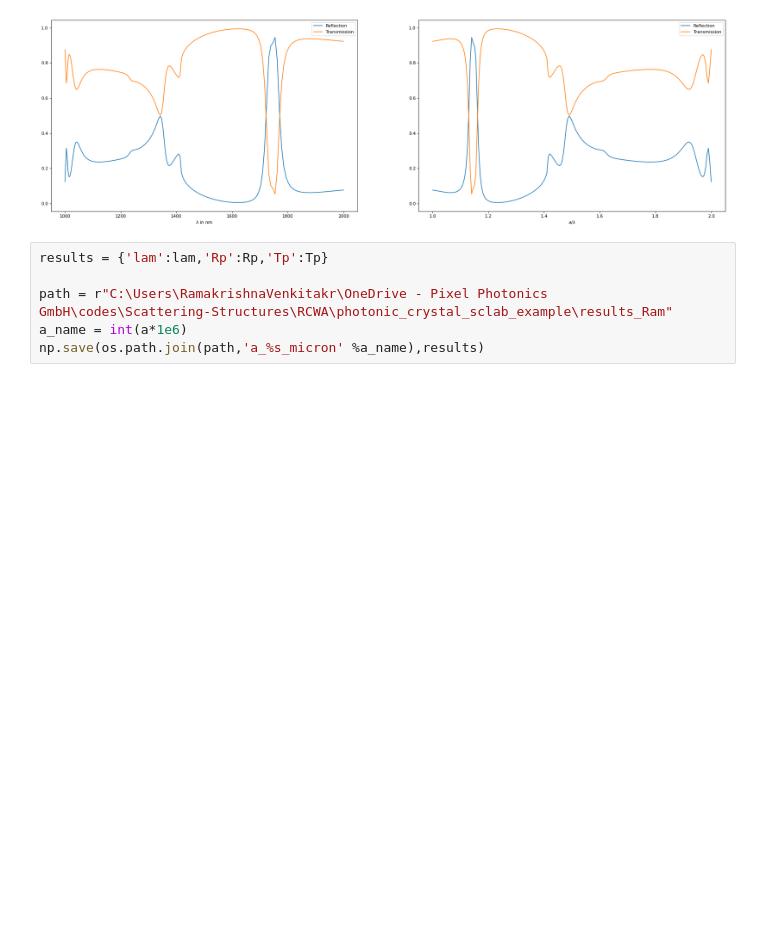
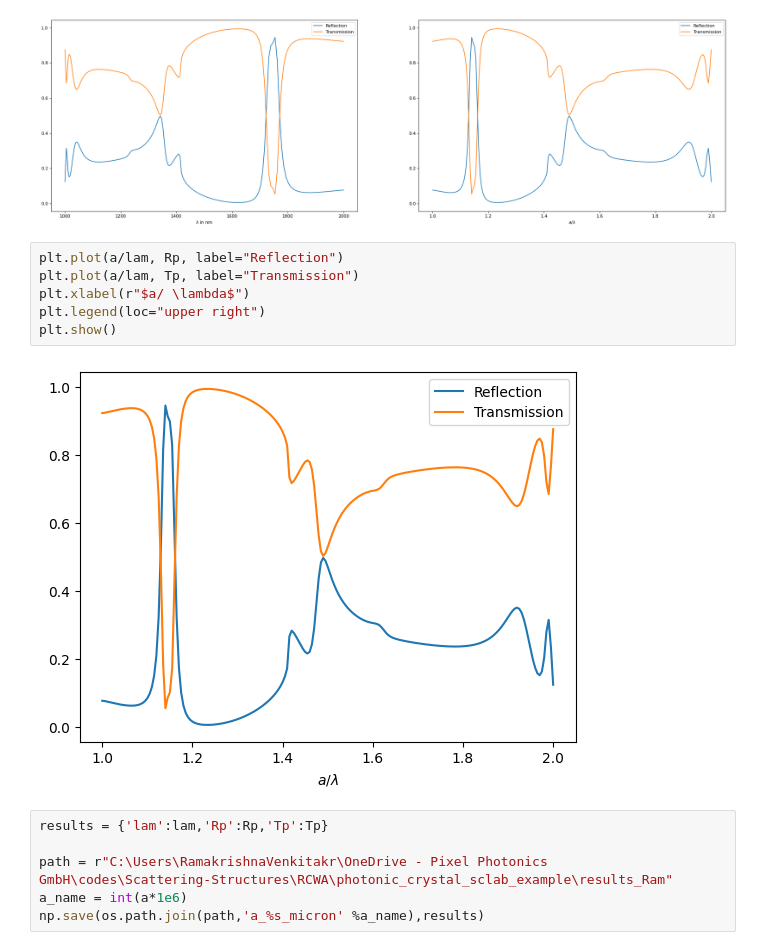
Before and after one commit to ramakrishnav130995/Scattering-Structures, a Jupyter notebook: RCWA/photonic_crystal_sclab_example/2_analyze_data.ipynb, the cells around one changed output. Cells and saved outputs as stored; diff of their text form; blank space fills up the shorter version.

```diff
--- a/RCWA/photonic_crystal_sclab_example/2_analyze_data.ipynb
+++ b/RCWA/photonic_crystal_sclab_example/2_analyze_data.ipynb
@@ -232,6 +232,14 @@ plt.legend(loc="upper right")
 plt.show()
 # %% [output]
 [figure]
+# %%
+plt.plot(a/lam, Rp, label="Reflection")
+plt.plot(a/lam, Tp, label="Transmission")
+plt.xlabel(r"$a/ \lambda$")
+plt.legend(loc="upper right")
+plt.show()
+# %% [output]
+[figure, added]
 # %%
 results = {'lam':lam,'Rp':Rp,'Tp':Tp}
 
```
Also changed, not shown: parts of 2 cells of this notebook, 8 other files.
